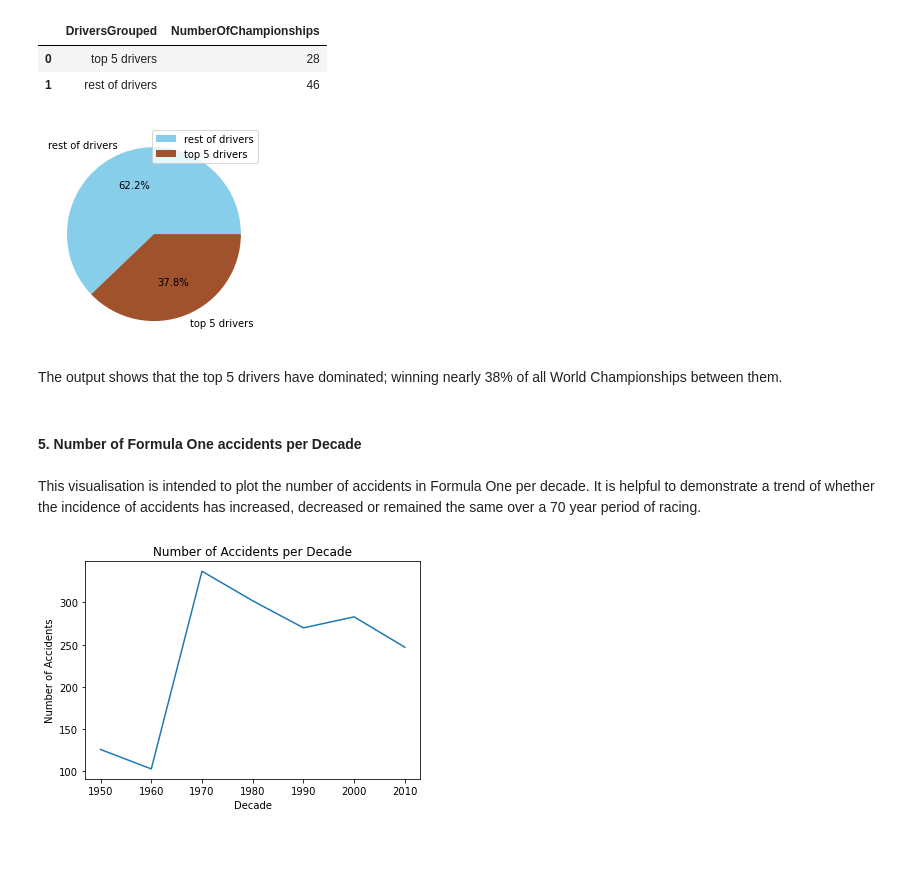
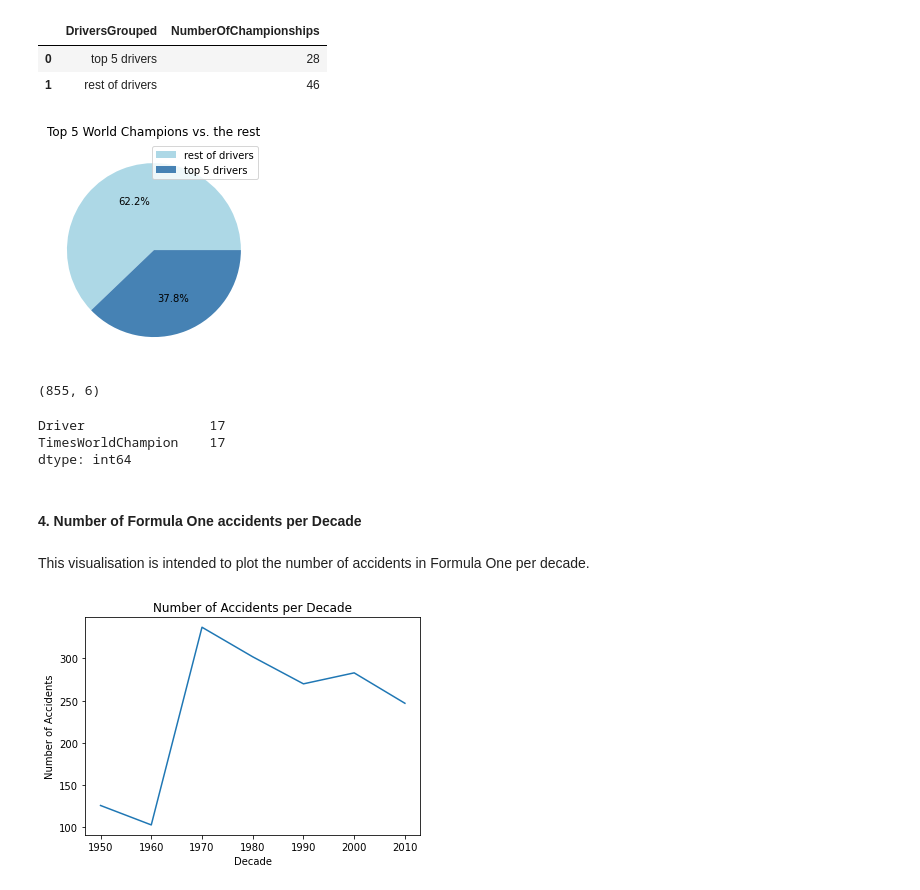
Before and after one commit to jphannaford/UCDPA_justinhannaford, a Jupyter notebook: Formula_One_Analysis.ipynb, the cells around one changed output. Saved outputs shown, nothing was run; the diff lists cells and outputs as text; code cells hidden in the pictures; blank space fills up the shorter version.

```diff
--- a/Formula_One_Analysis.ipynb
+++ b/Formula_One_Analysis.ipynb
@@ -23,3 +40,8 @@ f1_results = pd.read_csv('results.csv') # Contains data for results of every dri
+# %%
+# Create new DataFrames from Tables
+
+f1_fatalities = pd.DataFrame(fatalities_table[0])
+f1_world_champions = pd.DataFrame(world_champions_table[0]).reset_index()
 # %% [markdown]
 ***
 # %% [markdown]
@@ -238,7 +246,3 @@ match="World Drivers' Champions by season")
-# %%
-# Create DataFrame from Table
-
-f1_world_champions = pd.DataFrame(world_champions_table[0])
 # %%
 # Review header and footer of imported data
 
@@ -260,9 +264,14 @@ f1_world_champions.tail(3)     # last 5 rows
-# %%
-# Wikipedia page has merged cells in header and footer so lines are duplicated
-# To resolve, save to csv and reimport, removing the first row and two bottom rows
-
-f1_world_champions.to_csv('world_champions.csv')
-f1_world_champions = pd.read_csv('world_champions.csv', index_col=0, skiprows=[1], skipfooter=2, engine='python')
+# %%
+# Wikipedia page has merged cells in header and footer so lines are duplicated
+# To resolve, remove one header row and bottom 2 rows from DataFrame
+
+# Remove duplicate header
+
+f1_world_champions.columns = f1_world_champions.columns.droplevel(-1)
+
+#Drop the last 2 rows
+
+f1_world_champions = f1_world_champions.iloc[:-2]
 # %%
 # Review header and footer of imported data
 
@@ -855,20 +876,34 @@ f1_world_champions_top_5
 | 0 | top 5 drivers | 28 |
 | 1 | rest of drivers | 46 |
 # %%
-# Create a pie chart showing the percentage of Championships attributed to the top 5 drivers
-# versus the other World Champions. Save this chart as *.png
+# Create a pie chart
 
 f1_world_champions_top_5.groupby(['DriversGrouped']).sum().plot(
-    kind='pie', y='NumberOfChampionships', ylabel = '', autopct='%0.1f%%', colors = ['skyblue', 'sienna'], shadow=False)
+    kind='pie', y='NumberOfChampionships', ylabel = '', autopct='%0.1f%%', colors = ['lightblue', 'steelblue'], labeldistance=None, title='Top 5 World Champions vs. the rest', shadow=False)
+
+# Save as png file
+
 plt.savefig('top_5_world_champions.png', dpi=300, bbox_inches='tight', facecolor='white', transparent=False)
 # %% [output]
-[figure, old version]
+[figure, new version]
-# %% [markdown]
-The output shows that the top 5 drivers have dominated; winning nearly 38% of all World Championships between them.
+# %%
+# Display total number of drivers in the history of Formula One
+
+f1_drivers.shape
+# %% [output]
+(855, 6)
+# %%
+# Display how many single World Champions there are
+
+f1_world_champions[f1_world_champions["TimesWorldChampion"]==1].count()
+# %% [output]
+Driver                17
+TimesWorldChampion    17
+dtype: int64
 # %% [markdown]
-#### 5. Number of Formula One accidents per Decade
+#### 4. Number of Formula One accidents per Decade
 # %% [markdown]
-This visualisation is intended to plot the number of accidents in Formula One per decade. It is helpful to demonstrate a trend of whether the incidence of accidents has increased, decreased or remained the same over a 70 year period of racing.
+This visualisation is intended to plot the number of accidents in Formula One per decade.
 # %%
 # Within 'Results' DataFrame, return only retirements
 # that can be attributed to either Accident or Collision only.
```
Also changed, not shown: parts of 88 cells of this notebook.
